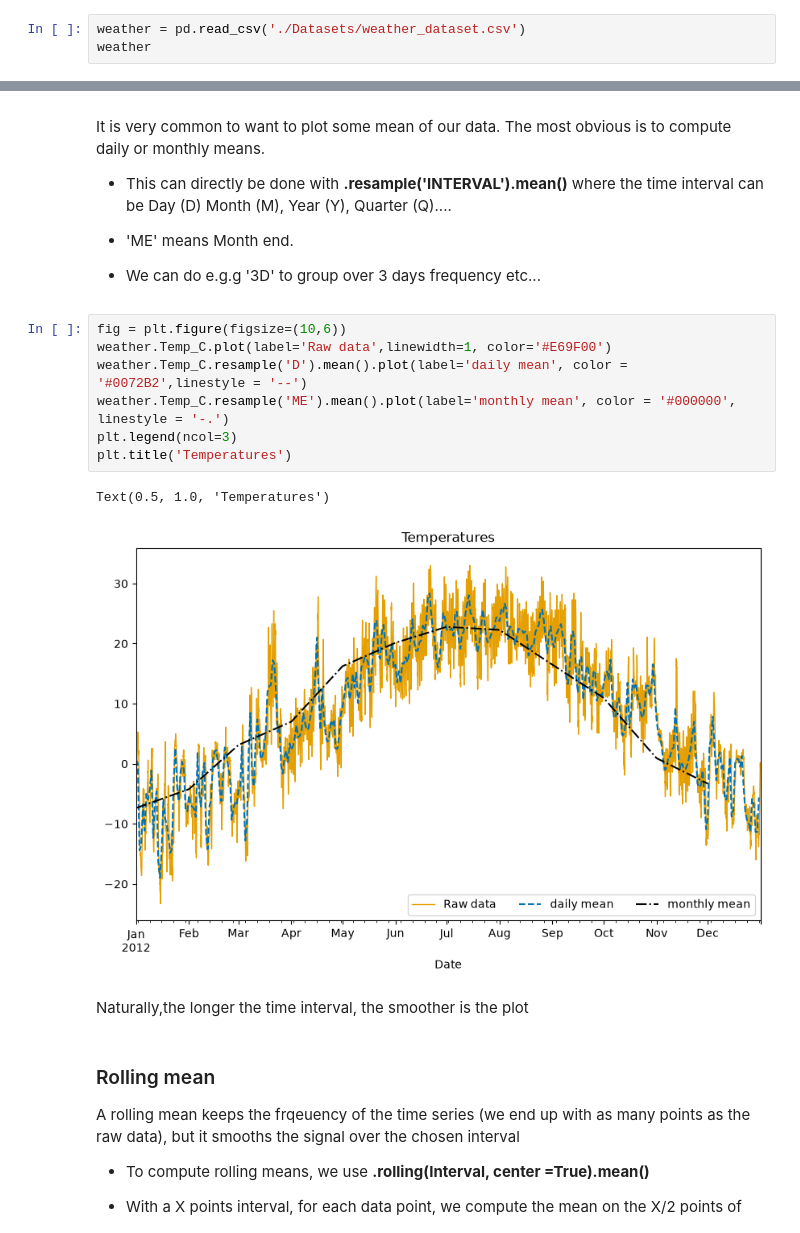
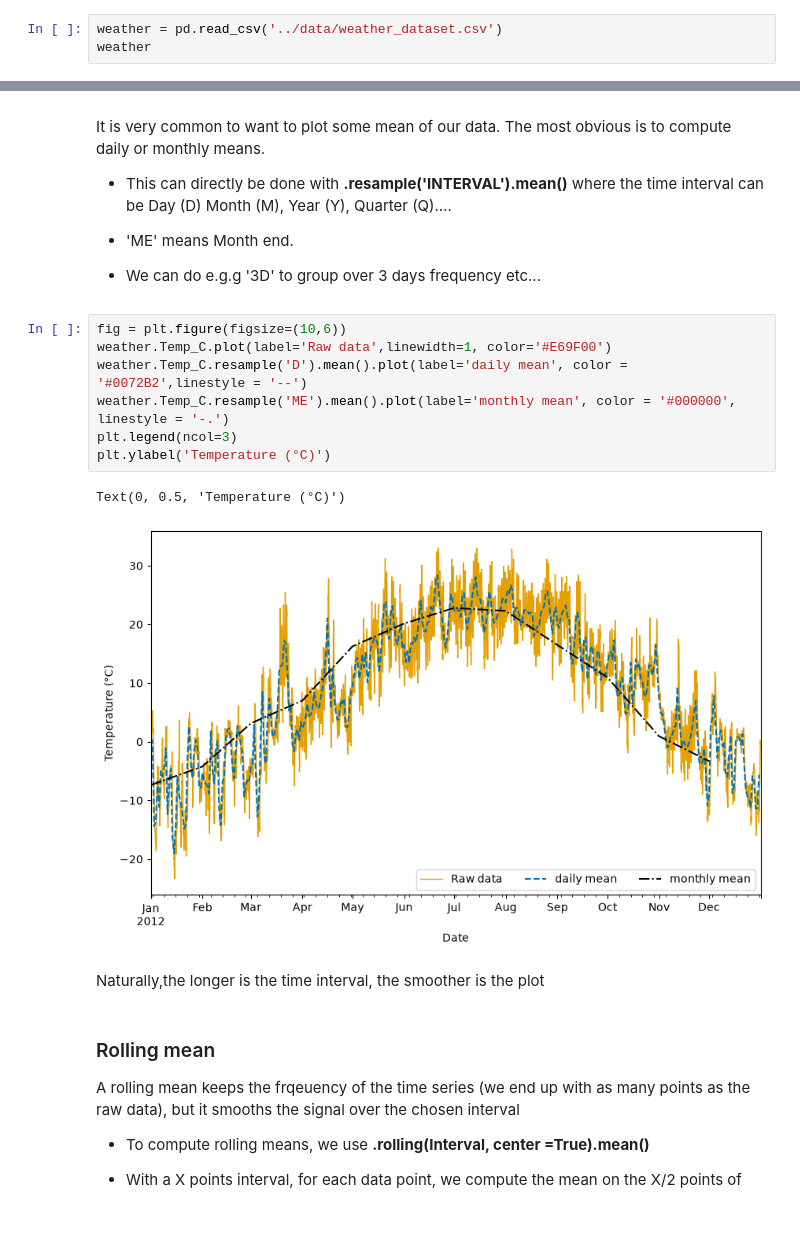
Before and after one commit to GGOSSS-Summer-School/GGOSSS-2026, a Jupyter notebook: 01-python-tutorial/notebooks/pandas.ipynb, the cells around one changed output, grey strips where cells are left out. Cells and saved outputs as stored; diff of their text form.

```diff
--- a/01-python-tutorial/notebooks/pandas.ipynb
+++ b/01-python-tutorial/notebooks/pandas.ipynb
@@ -13,7 +13,7 @@ import matplotlib.pyplot as plt
 ## Reading a csv file
 Let's read a .csv file. It contains hourly data of temperature, humitity, wind speed, visibility etc...
 # %%
-weather = pd.read_csv('./Datasets/weather_dataset.csv')
+weather = pd.read_csv('../data/weather_dataset.csv')
 weather
 # %% [output]
 |  | Date/Time | Temp_C | Dew Point Temp_C | Rel Hum_% | Wind Speed_km/h | Visibility_km | Press_kPa | Weather |
@@ -117,15 +117,15 @@ where the time interval can be Day (D) Month (M), Year (Y), Quarter (Q)....
 # %%
 fig = plt.figure(figsize=(10,6))
 weather.Temp_C.plot(label='Raw data',linewidth=1, color='#E69F00')
 weather.Temp_C.resample('D').mean().plot(label='daily mean', color = '#0072B2',linestyle = '--')
 weather.Temp_C.resample('ME').mean().plot(label='monthly mean', color = '#000000', linestyle = '-.')
 plt.legend(ncol=3)
-plt.title('Temperatures')
+plt.ylabel('Temperature (°C)')
 # %% [output]
-Text(0.5, 1.0, 'Temperatures')
+Text(0, 0.5, 'Temperature (°C)')
-[figure, old version]
+[figure, new version]
 # %% [markdown]
- Naturally,the longer the time interval, the smoother is the plot
+ Naturally,the longer is the time interval, the smoother is the plot
 # %% [markdown]
 ### Rolling mean
 A rolling mean keeps the frqeuency of the time series (we end up with as many points as the raw data), but it smooths the signal over the chosen interval
```
Also changed, not shown: parts of 5 cells of this notebook, 4 other files.
